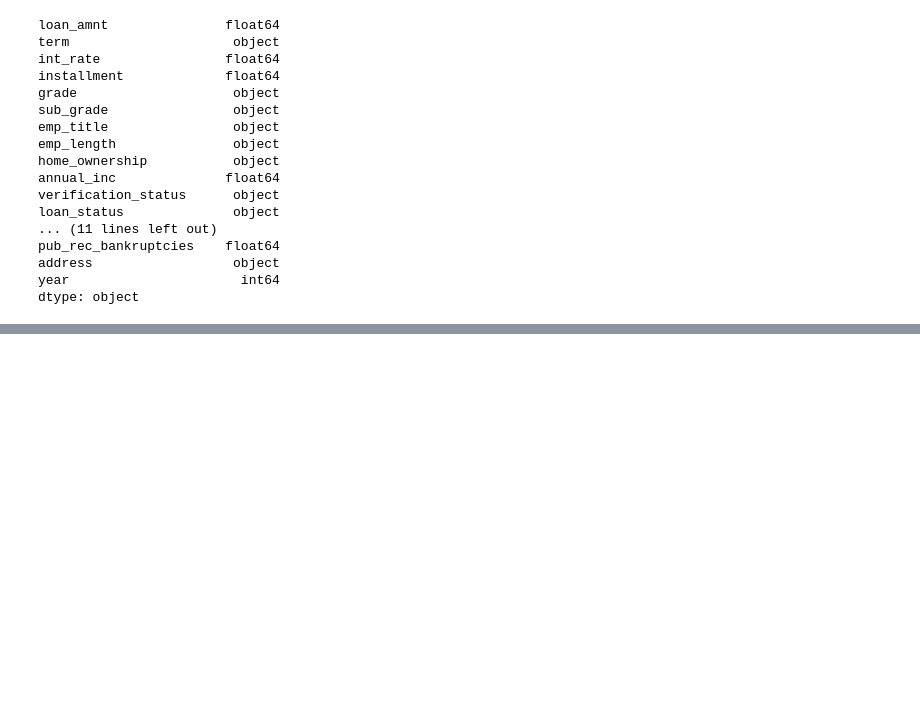
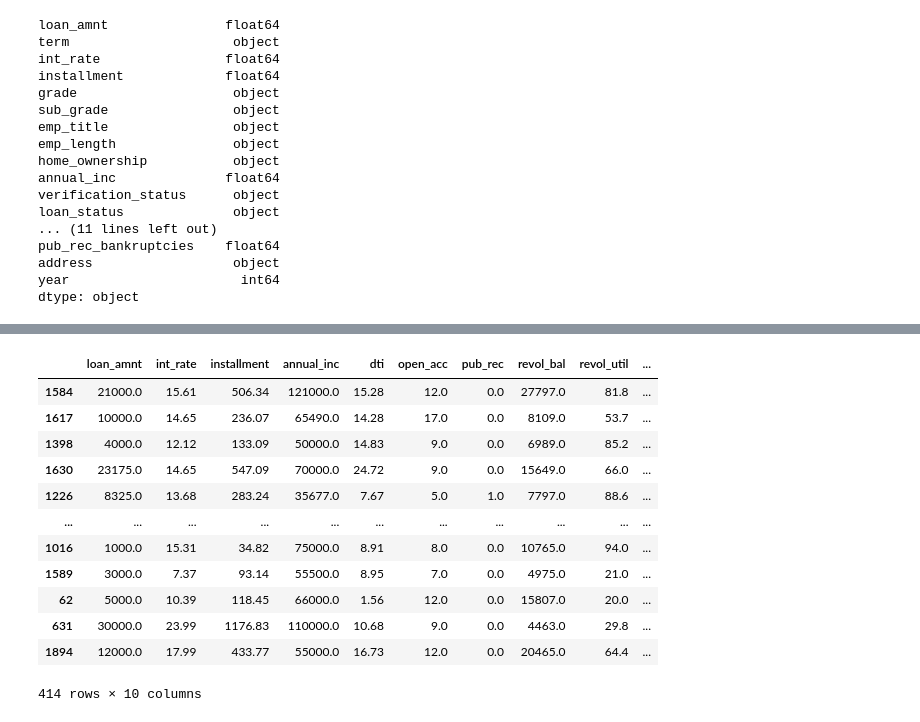
Before and after one commit to shivanipriya89/practicetensor, a Jupyter notebook: thekeras.ipynb, the cells around one changed output, grey strips where cells are left out. Drawn from its saved outputs; the diff is of its cells as text; code cells hidden in the pictures; blank space fills up the shorter version.

```diff
--- a/thekeras.ipynb
+++ b/thekeras.ipynb
@@ -3053,0 +3339,16 @@ dtype: object
+# %%
+x_test
+# %% [output]
+|  | loan_amnt | int_rate | installment | annual_inc | dti | open_acc | pub_rec | revol_bal | revol_util | ... |
+| 1584 | 21000.0 | 15.61 | 506.34 | 121000.0 | 15.28 | 12.0 | 0.0 | 27797.0 | 81.8 | ... |
+| 1617 | 10000.0 | 14.65 | 236.07 | 65490.0 | 14.28 | 17.0 | 0.0 | 8109.0 | 53.7 | ... |
+| 1398 | 4000.0 | 12.12 | 133.09 | 50000.0 | 14.83 | 9.0 | 0.0 | 6989.0 | 85.2 | ... |
+| 1630 | 23175.0 | 14.65 | 547.09 | 70000.0 | 24.72 | 9.0 | 0.0 | 15649.0 | 66.0 | ... |
+| 1226 | 8325.0 | 13.68 | 283.24 | 35677.0 | 7.67 | 5.0 | 1.0 | 7797.0 | 88.6 | ... |
+| ... | ... | ... | ... | ... | ... | ... | ... | ... | ... | ... |
+| 1016 | 1000.0 | 15.31 | 34.82 | 75000.0 | 8.91 | 8.0 | 0.0 | 10765.0 | 94.0 | ... |
+| 1589 | 3000.0 | 7.37 | 93.14 | 55500.0 | 8.95 | 7.0 | 0.0 | 4975.0 | 21.0 | ... |
+| 62 | 5000.0 | 10.39 | 118.45 | 66000.0 | 1.56 | 12.0 | 0.0 | 15807.0 | 20.0 | ... |
+| 631 | 30000.0 | 23.99 | 1176.83 | 110000.0 | 10.68 | 9.0 | 0.0 | 4463.0 | 29.8 | ... |
+| 1894 | 12000.0 | 17.99 | 433.77 | 55000.0 | 16.73 | 12.0 | 0.0 | 20465.0 | 64.4 | ... |
+414 rows × 10 columns
```
Also changed, not shown: parts of 39 cells of this notebook.
